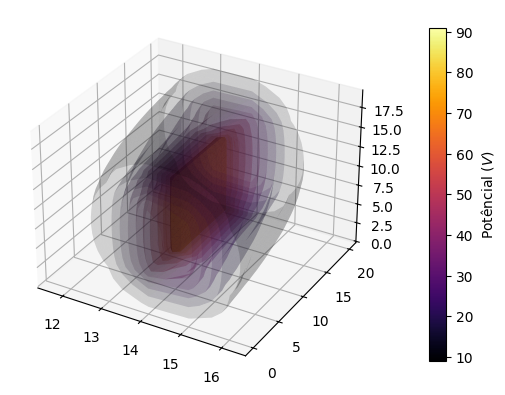
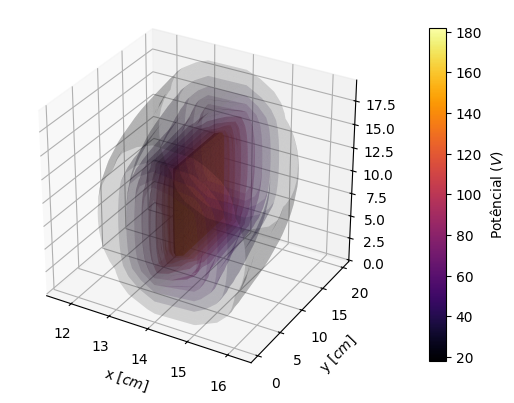
Code edit (unified diff) that turned the first committed figure into the second:
--- before
+++ after
@@ -14,5 +14,8 @@
 cmap = cm.inferno
 
-i = 0
+if(T == 1):
+    i = 0
+else:
+    i = 1
 for lvl in levels:
     if (lvl == levels[-1]):
@@ -26,5 +29,12 @@
         color = cmap(i)
     )
-    i += 1 / N_superficies
+    if T == 1:
+        i += 1 / N_superficies
+    else:
+        i -= 1 / N_superficies
+
+ax.set_box_aspect([2.5*L_malha, C_malha, H_malha])
+ax.set_xlabel(r'x [$cm$]')
+ax.set_ylabel(r'y [$cm$]')
 
 sm = cm.ScalarMappable(cmap = cmap, norm = norm)

Commit: Add files via upload